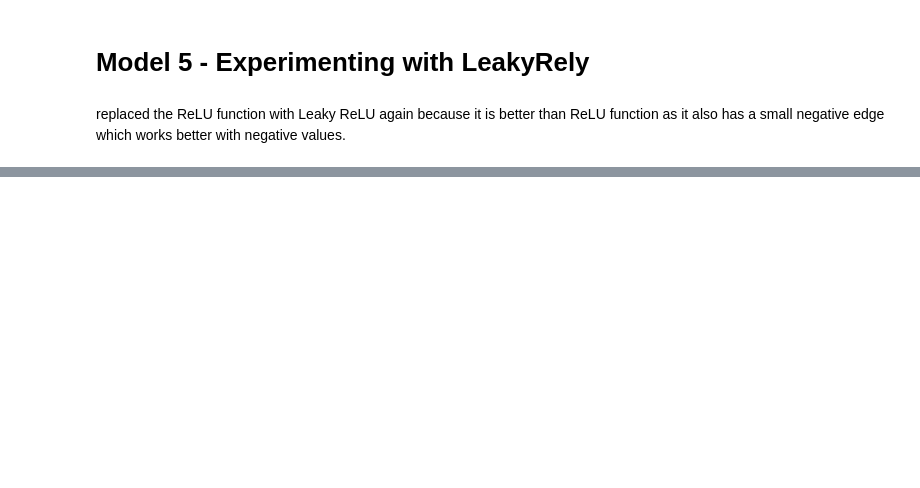
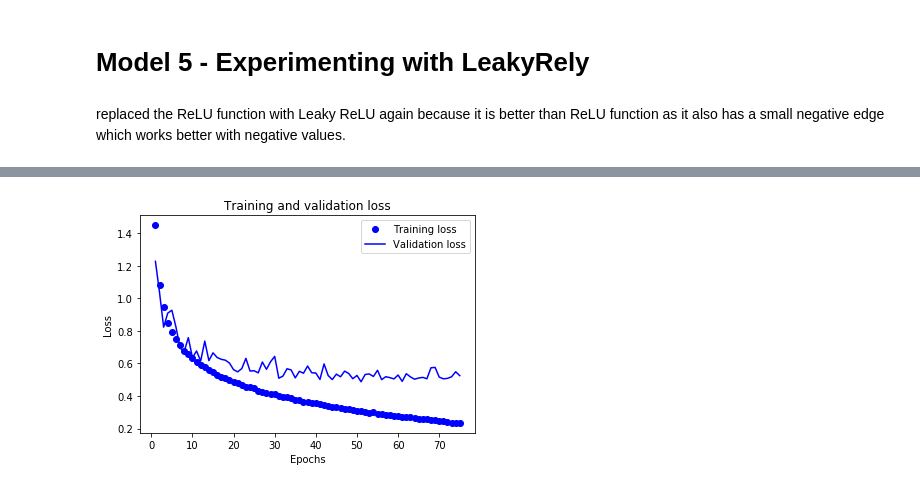
Before and after one commit to SyedHaroon31/CognitiveComputing, a Jupyter notebook: Assignment 1/Assignment - Part2 - CNN.ipynb, the cells around one changed output, grey strips where cells are left out. Saved outputs shown, nothing was run; the diff lists cells and outputs as text; code cells hidden in the pictures; blank space fills up the shorter version.

```diff
--- a/Assignment 1/Assignment - Part2 - CNN.ipynb
+++ b/Assignment 1/Assignment - Part2 - CNN.ipynb
@@ -64,13 +68,6 @@ x_train shape: (50000, 32, 32, 3)
 # %%
 y_train = keras.utils.to_categorical(y_train, num_classes)
 y_test = keras.utils.to_categorical(y_test, num_classes)
-
-
-
-x_train = x_train.astype('float32')
-x_test = x_test.astype('float32')
-x_train /= 255
-x_test /= 255
 # %% [markdown]
 # Model 1
 # %% [markdown]
@@ -415,6 +416,7 @@ plt.show()
 In this Model, adding a batch normalization layer - activations of the previous layer at each batch, i.e. applies a transformation that maintains the mean activation close to 0 and the activation standard deviation close to 1.
 # %%
 #reading .ini file
+import os
 try:
     from configparser import ConfigParser
 except ImportError:
@@ -422,6 +424,9 @@ except ImportError:
 
 # instantiate
 config = ConfigParser()
+
+# parse existing file
+config.read('example.ini')
 
 # parse parameters from file
 #Reading the Parameters
@@ -431,10 +436,8 @@ epochs = int(config.get('common','epochs'))
 data_augmentation = bool(config.get('common','data_augmentation'))
 conv2d=int(config.get('common','conv2d'))
 conv2d1=int(config.get('common','conv2d1'))
-dense=int(config.get('model2','dense'))
-epochs=int(config.get('model2','epochs'))
-noise=int(config.get('model2','noise'))
-dropout=int(config.get('model2','dropout'))
+print (batch_size)
+print (epochs)
 
 
 save_dir = os.path.join(os.getcwd(), 'saved_models')
@@ -589,7 +639,7 @@ plt.show()
 # %%
 batch_size = 32
 num_classes = 10
-epochs = 30
+epochs = 75
 data_augmentation = True
 num_predictions = 20
 save_dir = os.path.join(os.getcwd(), 'saved_models')
@@ -743,12 +816,14 @@ leakyReLU = keras.layers.LeakyReLU(alpha=0.3)
 model.add(leakyReLU)
 model.add(Conv2D(conv2d, (3, 3)))
 model.add(leakyReLU)
+model.add(BatchNormalization())
 model.add(MaxPooling2D(pool_size=(2, 2)))
 
 model.add(Conv2D(conv2d1, (3, 3), padding='same'))
 model.add(leakyReLU)
 model.add(Conv2D(conv2d1, (3, 3)))
 model.add(leakyReLU)
+model.add(BatchNormalization())
 model.add(MaxPooling2D(pool_size=(2, 2)))
 
 
@@ -814,7 +889,7 @@ else:
     # Fit the model on the batches generated by datagen.flow().
     history = model.fit_generator(datagen.flow(x_train, y_train,
                                      batch_size=batch_size),
-                                     epochs=epochs,
+                                     epochs=75,
                                      validation_data=(x_test, y_test),
                                      workers=4)
 
@@ -862,0 +1080,19 @@ plt.show()
+# %%
+#Plotting Training Loss vs Validation Loss
+
+import matplotlib.pyplot as plt
+
+loss = history.history['loss']
+val_loss = history.history['val_loss']
+epochs = range(1, len(loss) + 1)
+
+plt.plot(epochs, loss, 'bo', label='Training loss')
+plt.plot(epochs, val_loss, 'b', label='Validation loss')
+plt.title('Training and validation loss')
+plt.xlabel('Epochs')
+plt.ylabel('Loss')
+plt.legend()
+
+plt.show()
+# %% [output]
+[figure, added]
```
Also changed, not shown: parts of 21 cells of this notebook.
